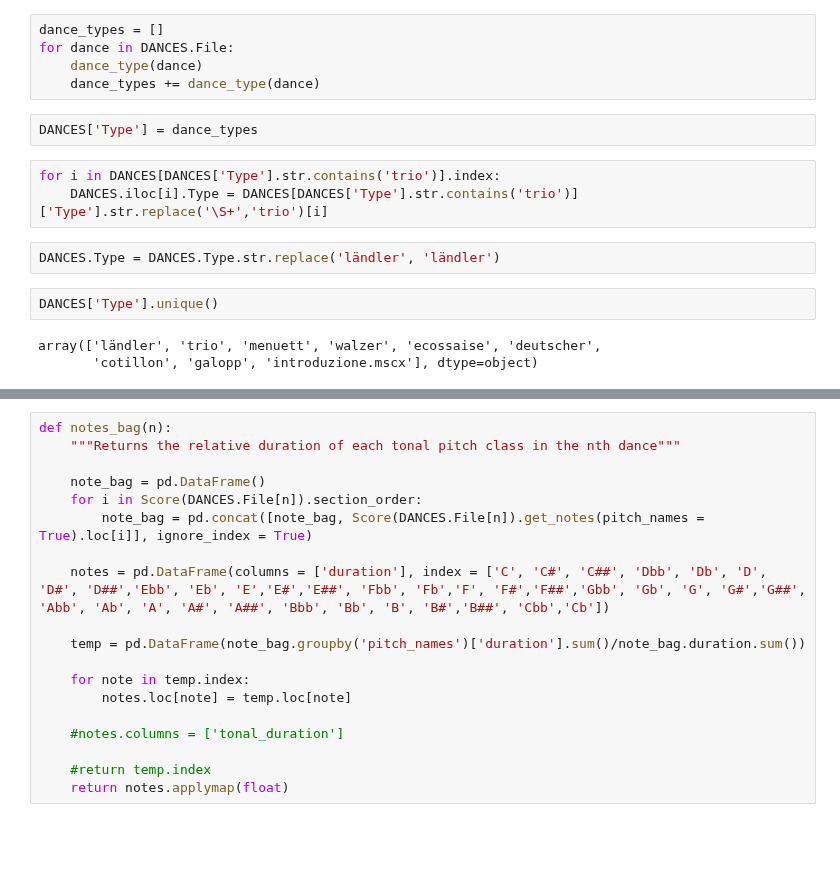
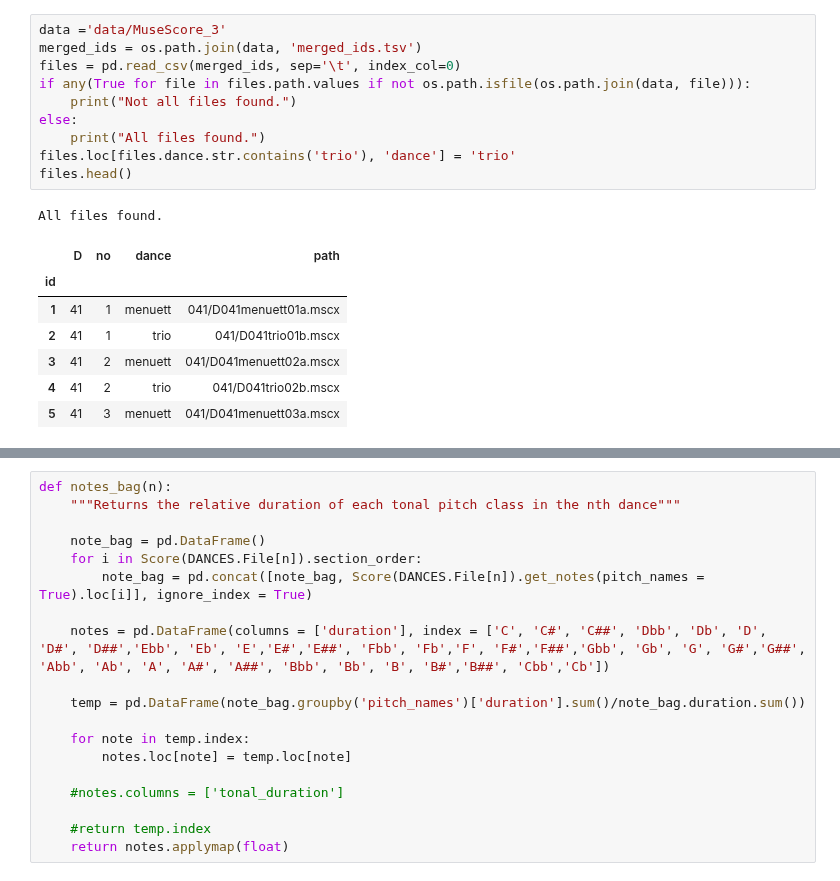
Before and after one commit to annotatorB/schubert_dances, a Jupyter notebook: schubert_project.ipynb, the cells around one changed output, grey strips where cells are left out. Drawn from its saved outputs; the diff is of its cells as text; blank space fills up the shorter version.

```diff
--- a/schubert_project.ipynb
+++ b/schubert_project.ipynb
@@ -32,18 +9,20 @@ def dance_type(dance):
-# %%
-dance_types = []
-for dance in DANCES.File:
-    dance_type(dance)
-    dance_types += dance_type(dance)
-# %%
-DANCES['Type'] = dance_types
-# %%
-for i in DANCES[DANCES['Type'].str.contains('trio')].index:
-    DANCES.iloc[i].Type = DANCES[DANCES['Type'].str.contains('trio')]['Type'].str.replace('\S+','trio')[i]
-# %%
-DANCES.Type = DANCES.Type.str.replace('ländler', 'ländler')
-# %%
-DANCES['Type'].unique()
-# %% [output]
-array(['ländler', 'trio', 'menuett', 'walzer', 'ecossaise', 'deutscher',
-       'cotillon', 'galopp', 'introduzione.mscx'], dtype=object)
+# %%
+data ='data/MuseScore_3'
+merged_ids = os.path.join(data, 'merged_ids.tsv')
+files = pd.read_csv(merged_ids, sep='\t', index_col=0)
+if any(True for file in files.path.values if not os.path.isfile(os.path.join(data, file))):
+    print("Not all files found.")
+else:
+    print("All files found.")
+files.loc[files.dance.str.contains('trio'), 'dance'] = 'trio'
+files.head()
+# %% [output]
+All files found.
+|  | D | no | dance | path |
+| id |  |  |  |  |
+| 1 | 41 | 1 | menuett | 041/D041menuett01a.mscx |
+| 2 | 41 | 1 | trio | 041/D041trio01b.mscx |
+| 3 | 41 | 2 | menuett | 041/D041menuett02a.mscx |
+| 4 | 41 | 2 | trio | 041/D041trio02b.mscx |
+| 5 | 41 | 3 | menuett | 041/D041menuett03a.mscx |
 # %%
```
Also changed, not shown: parts of 22 cells of this notebook, 1 other file.
